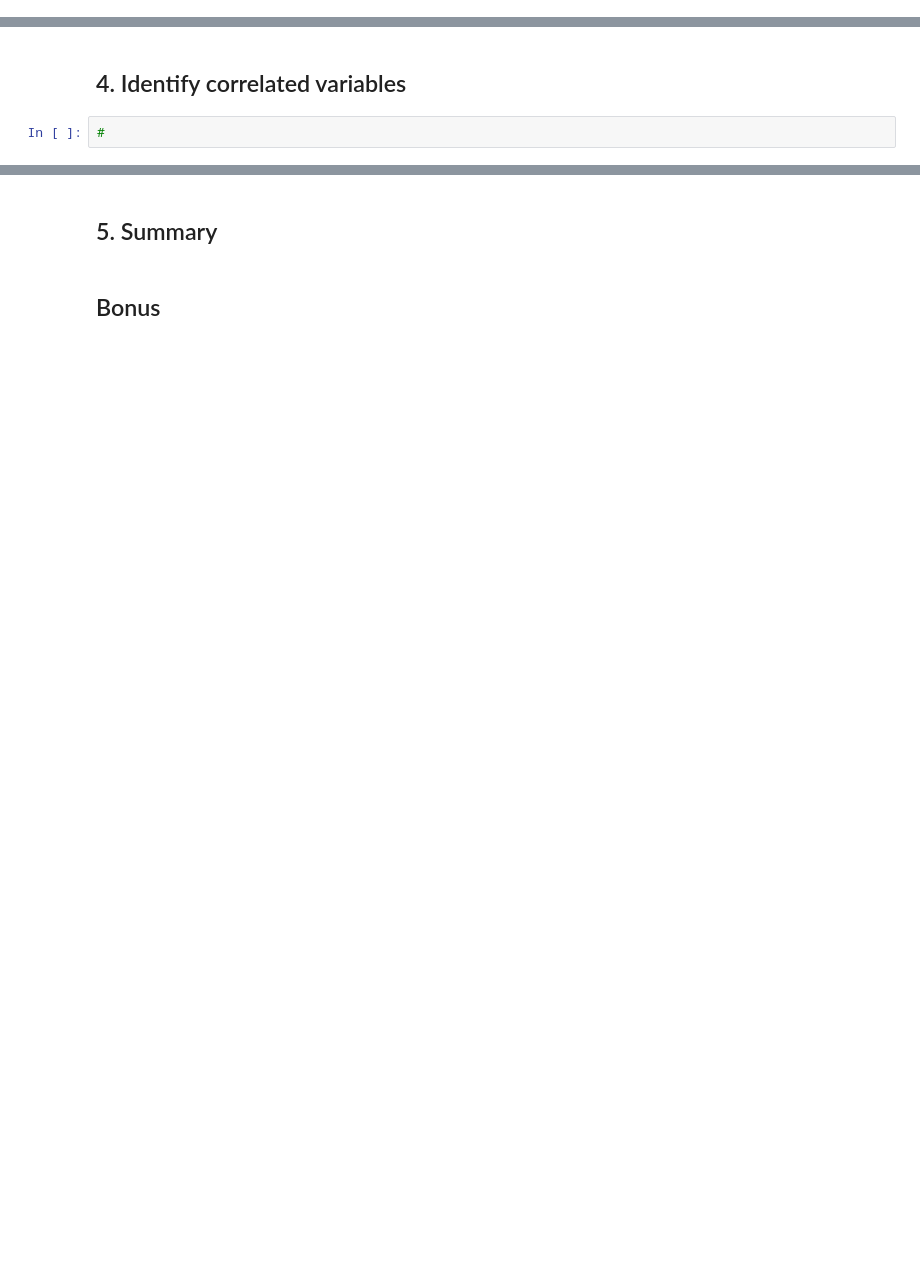
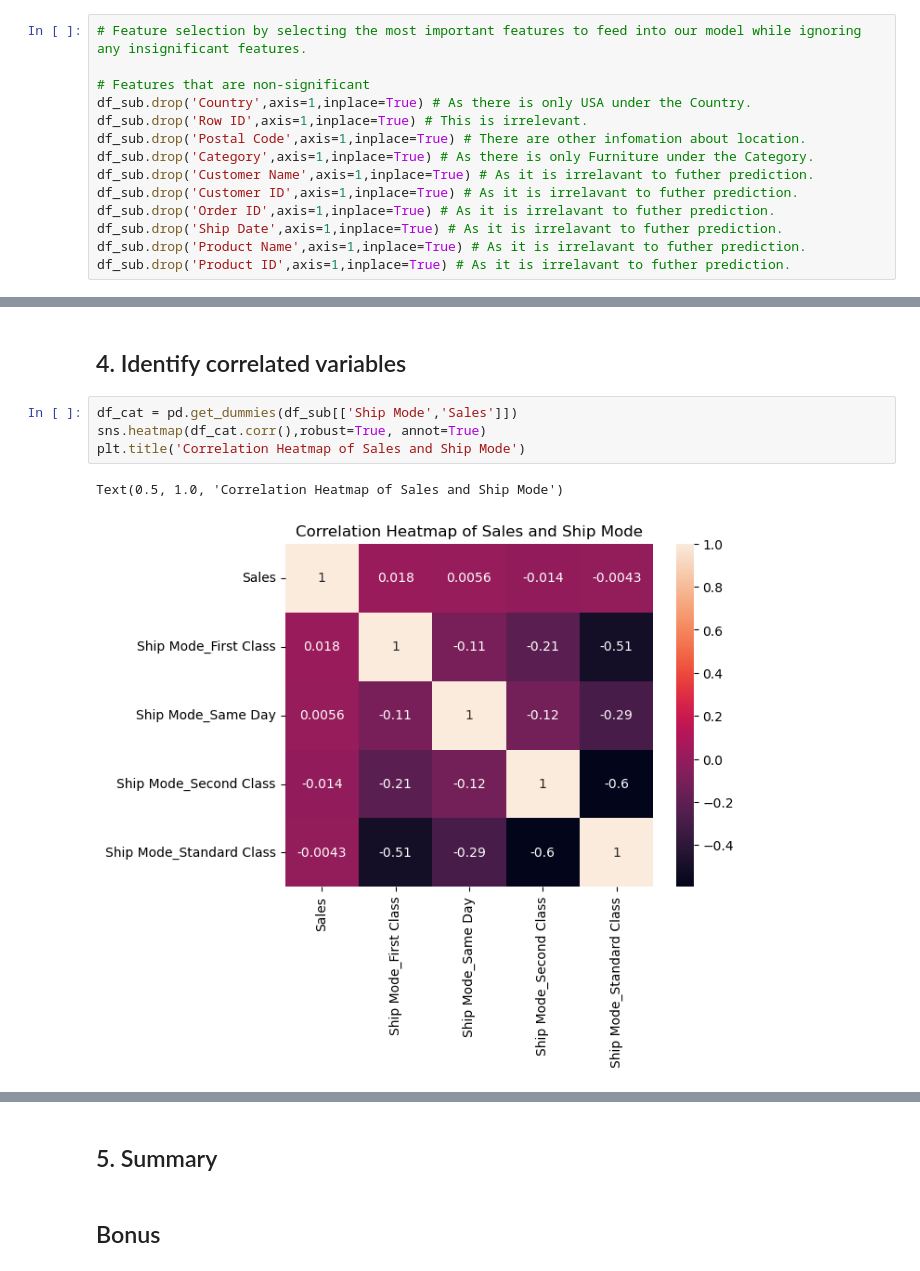
Before and after one commit to CandaceYMS/2024-Phase-2-data-science, a Jupyter notebook: data-science/1. Analysis and Preprocessing/part1-submission.ipynb, the cells around one changed output, grey strips where cells are left out. Saved outputs shown, nothing was run; the diff lists cells and outputs as text; blank space fills up the shorter version.

```diff
--- a/data-science/1. Analysis and Preprocessing/part1-submission.ipynb
+++ b/data-science/1. Analysis and Preprocessing/part1-submission.ipynb
@@ -890,0 +848,14 @@ memory usage: 352.5+ KB
+# %%
+# Feature selection by selecting the most important features to feed into our model while ignoring any insignificant features.
+
+# Features that are non-significant
+df_sub.drop('Country',axis=1,inplace=True) # As there is only USA under the Country.
+df_sub.drop('Row ID',axis=1,inplace=True) # This is irrelevant.
+df_sub.drop('Postal Code',axis=1,inplace=True) # There are other infomation about location.
+df_sub.drop('Category',axis=1,inplace=True) # As there is only Furniture under the Category.
+df_sub.drop('Customer Name',axis=1,inplace=True) # As it is irrelavant to futher prediction.
+df_sub.drop('Customer ID',axis=1,inplace=True) # As it is irrelavant to futher prediction.
+df_sub.drop('Order ID',axis=1,inplace=True) # As it is irrelavant to futher prediction.
+df_sub.drop('Ship Date',axis=1,inplace=True) # As it is irrelavant to futher prediction.
+df_sub.drop('Product Name',axis=1,inplace=True) # As it is irrelavant to futher prediction.
+df_sub.drop('Product ID',axis=1,inplace=True) # As it is irrelavant to futher prediction.
@@ -891,4 +886,9 @@ memory usage: 352.5+ KB
 # %% [markdown]
 ## 4. Identify correlated variables
-# %%
-#
+# %%
+df_cat = pd.get_dummies(df_sub[['Ship Mode','Sales']])
+sns.heatmap(df_cat.corr(),robust=True, annot=True)
+plt.title('Correlation Heatmap of Sales and Ship Mode')
+# %% [output]
+Text(0.5, 1.0, 'Correlation Heatmap of Sales and Ship Mode')
+[figure, added]
```
Also changed, not shown: parts of 15 cells of this notebook.
